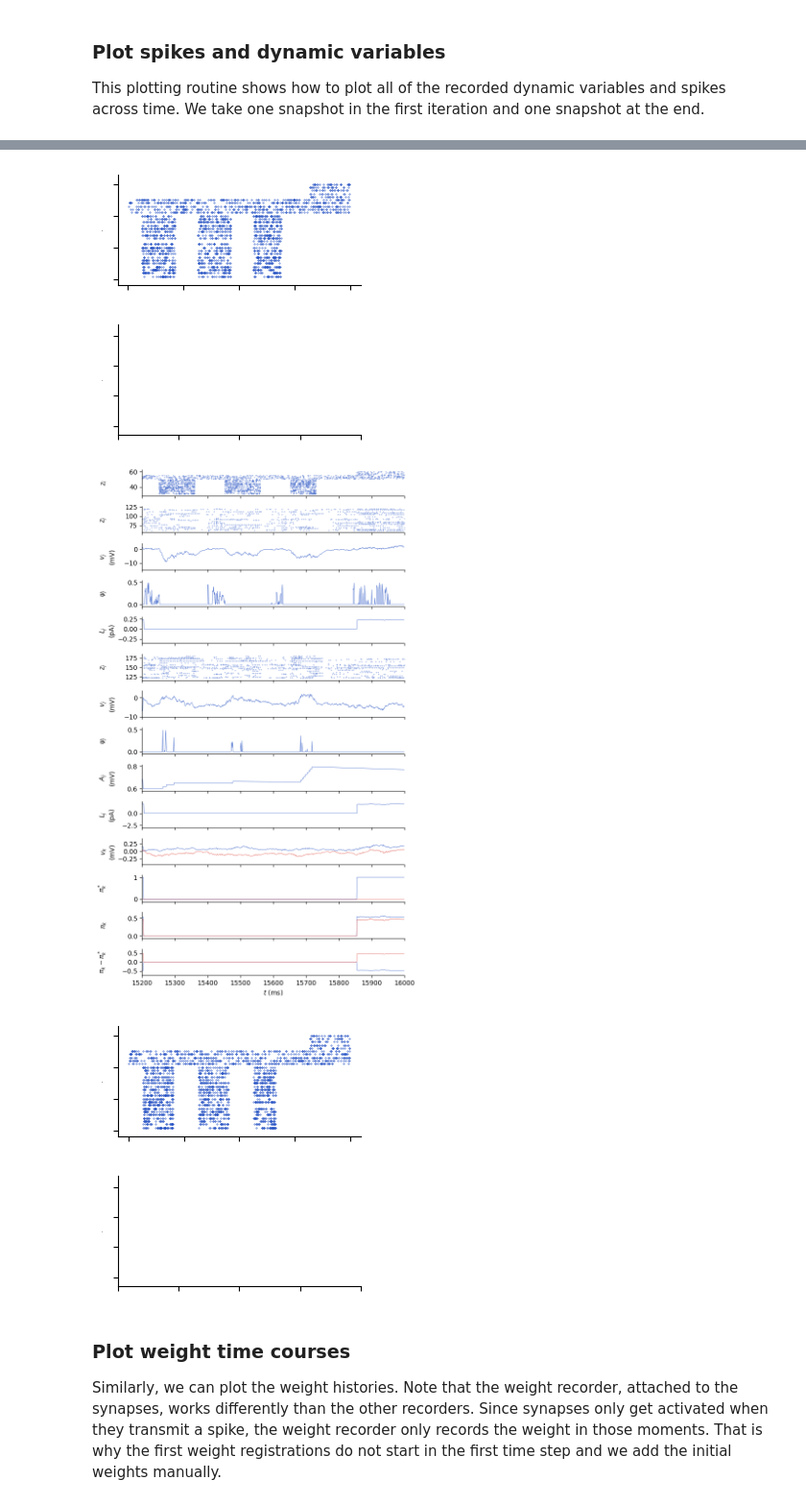
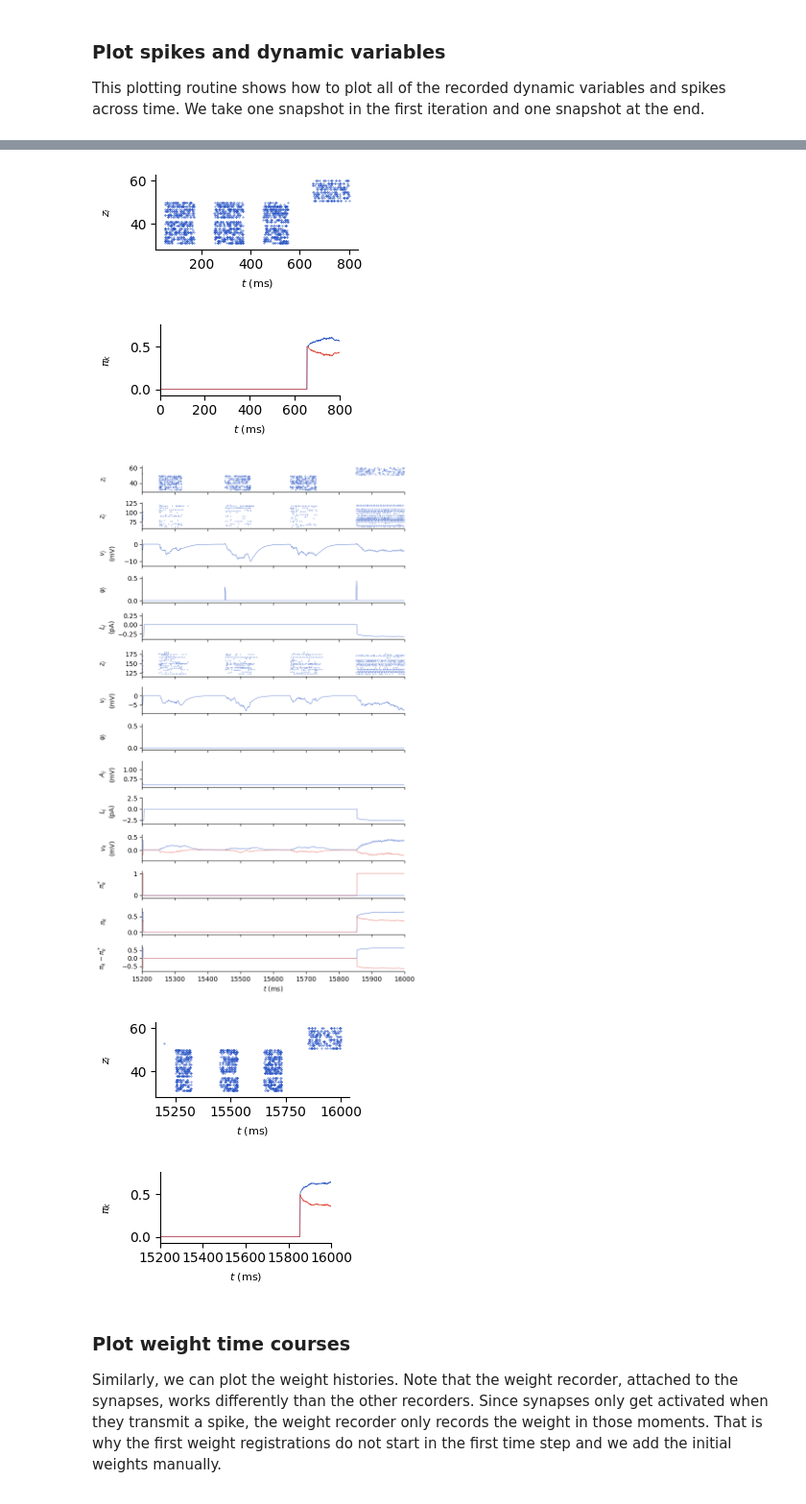
Before and after one commit to Hadlar99/e-prop_master_nmbu, a Jupyter notebook: code_accumelated/eprop_binary_accumelated_pca_45.ipynb, the cells around one changed output, grey strips where cells are left out. Shown: that part at 96% size. Drawn from its saved outputs; the diff is of its cells as text; code cells hidden in the pictures.

```diff
--- a/code_accumelated/eprop_binary_accumelated_pca_45.ipynb
+++ b/code_accumelated/eprop_binary_accumelated_pca_45.ipynb
@@ -96,8 +96,8 @@ The task's temporal structure is then defined, once as time steps and once as du
 Using a batch size larger than one aids the network in generalization, facilitating the solution to this task.
 The original number of iterations requires distributed computing.
 # %%
-n_batch = 2  # batch size, 64 in reference [2], 32 in the README to reference [2]
-n_iter = 10  # number of iterations, 2000 in reference [2], 50 with n_batch 32 converges
+n_batch = 30  # batch size, 64 in reference [2], 32 in the README to reference [2]
+n_iter = 150  # number of iterations, 2000 in reference [2], 50 with n_batch 32 converges
 
 n_input_symbols = 2  # number of input populations, e.g. 4 = left, right, recall, noise
 n_cues = 3  # number of cues given before decision
@@ -412,11 +412,11 @@ for number in range(n_out):
     data_train[number] = {}
     data_test[number] = {}
     for sample in range(45):
-        df = pd.read_csv(f"/home/hastabbe/encoded_long/{number}_01_{sample}_enc_long.csv")
+        df = pd.read_csv(f"/home/harald_stabbetorp/encoded_long/{number}_01_{sample}_enc_long.csv")
         df = df.iloc[:, 1:].T
         data_train[number][sample] = df
     for sample in range(45, 50):
-        df = pd.read_csv(f"/home/hastabbe/encoded_long/{number}_01_{sample}_enc_long.csv")
+        df = pd.read_csv(f"/home/harald_stabbetorp/encoded_long/{number}_01_{sample}_enc_long.csv")
         df = df.iloc[:, 1:].T
         data_test[number][sample] = df
 # %%
@@ -512,7 +512,7 @@ target_cues_list = []
 # Generate inputs and outputs over all iterations
 for _ in range(n_iter):
     input_spike_bools, target_cues = generate_evidence_accumulation_input_output(
-    n_batch, n_in, processed_data_train, n_cues, steps, add_noise=True
+    n_batch, n_in, processed_data_train, n_cues, steps, add_noise=False
 )
     input_spike_bools_list.append(input_spike_bools)
     target_cues_list.extend(target_cues)
@@ -808,21 +810,19 @@ for xlims in [(0, steps["sequence"]), (steps["task"] - steps["sequence"], steps[
         # Standalone figure for axs[0]
     fig_single_0, ax_single_0 = plt.subplots(figsize=(3, 1.5))
     plot_spikes(ax_single_0, events_sr, nrns_in, r"$z_i$" + "\n", xlims)
-    ax_single_0.set_ylabel(r"$z_i$" + "\n", fontsize=0)
-    ax_single_0.tick_params(axis="x", labelbottom=False)
-    ax_single_0.tick_params(axis="y", labelleft=False)
+    ax_single_0.set_ylabel(r"$z_i$" + "\n", fontsize=8)
+    ax_single_0.set_xlabel(r"$t$ (ms)", fontsize=8)
     fig_single_0.tight_layout()
 
     fig_single_1, ax_single_1 = plt.subplots(figsize=(3, 1.5))
     plot_recordable(ax_single_1, events_mm_out, "readout_signal", r"$\pi_k$" + "\n", xlims)
-    ax_single_1.set_ylabel(r"$\pi_k$" + "\n", fontsize=0)
-    ax_single_1.tick_params(axis="x", labelbottom=False)
-    ax_single_1.tick_params(axis="y", labelleft=False)
-    ax_single_1.set_xlim(7200, 8000)
+    ax_single_1.set_ylabel(r"$\pi_k$" + "\n", fontsize=8)
+    ax_single_1.set_xlabel(r"$t$ (ms)", fontsize=8)
+    ax_single_1.set_xlim(xlims[0], xlims[1])
     fig_single_1.tight_layout()
 
     axs[-1].set_xlabel(r"$t$ (ms)")
     axs[-1].set_xlim(*xlims)
-
+    print(f"X-limits: {xlims}")
     fig.align_ylabels()
 # %% [output]
@@ -830,8 +832,8 @@ for xlims in [(0, steps["sequence"]), (steps["task"] - steps["sequence"], steps[
-[figure, old version]
+[figure, new version]
-[figure, old version]
+[figure, new version]
-[figure, old version]
+[figure, new version]
-[figure, old version]
+[figure, new version]
-[figure, old version]
+[figure, new version]
 # %% [markdown]
 ### Plot weight time courses
 Similarly, we can plot the weight histories. Note that the weight recorder, attached to the synapses, works
```
Also changed, not shown: parts of 9 cells of this notebook, 3 other files.
